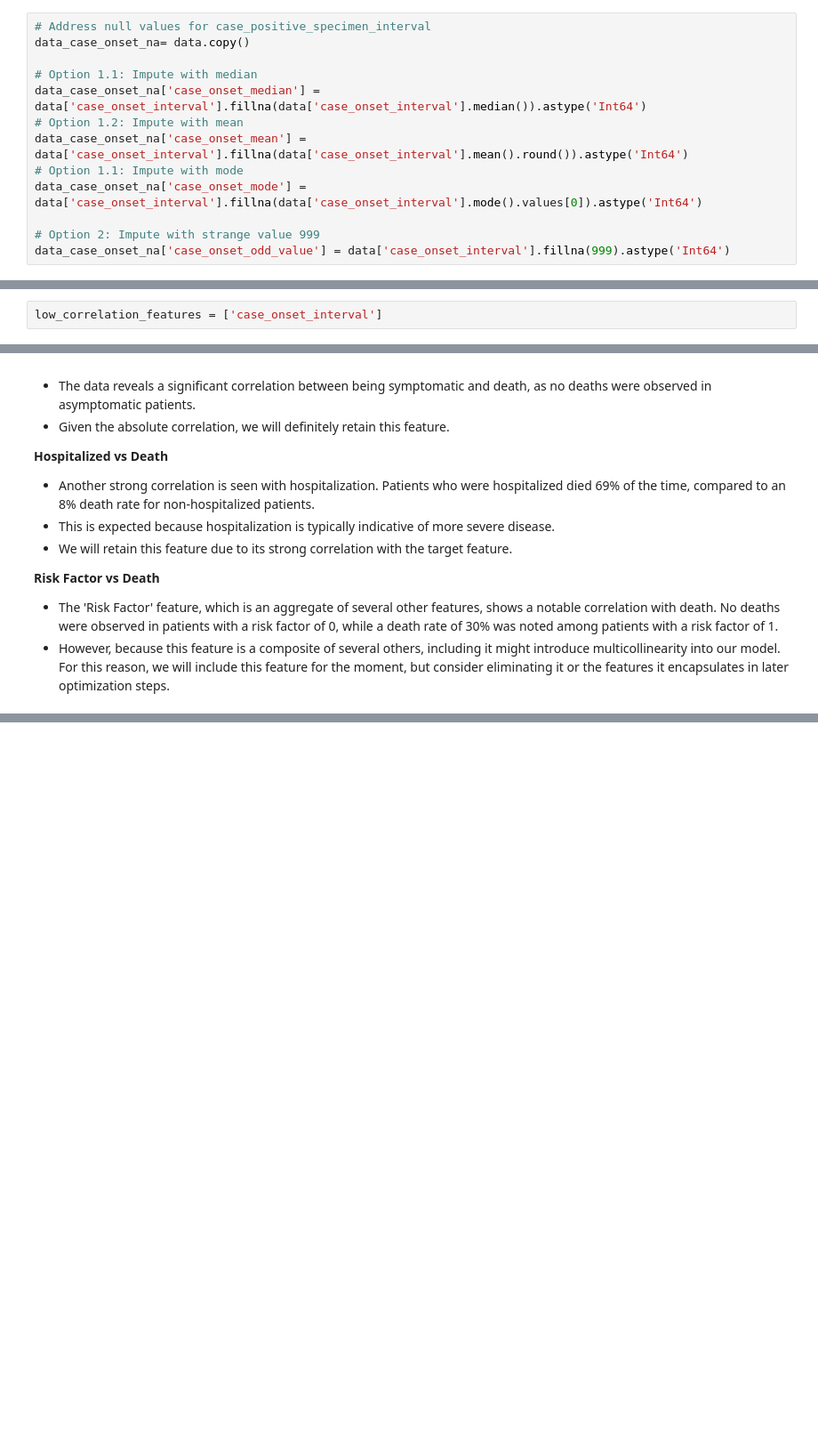
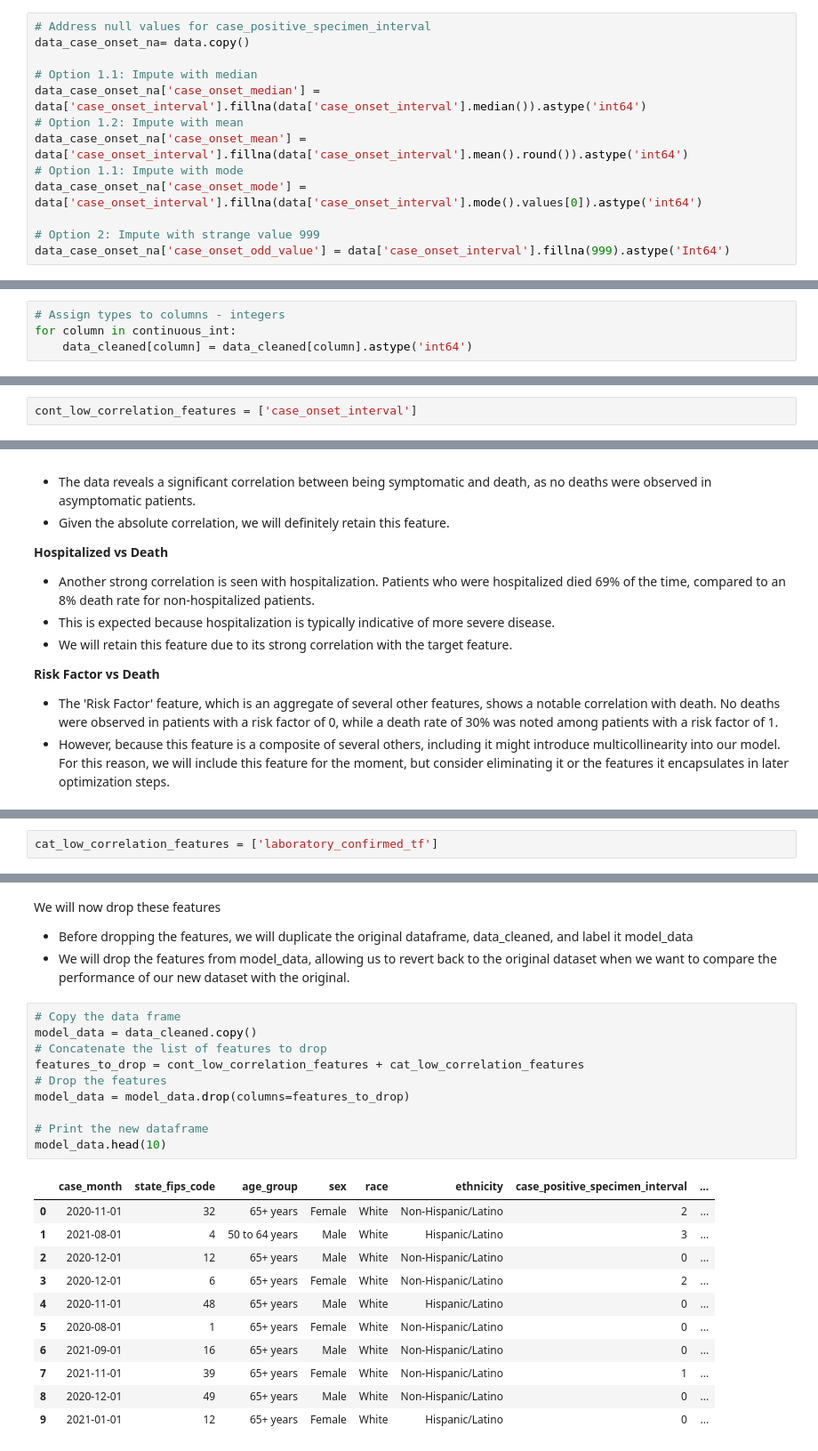
Before and after one commit to tlopesx/Assignment-2, a Jupyter notebook: 22202398_Submission/22202398-Homework2-Notebook.ipynb, the cells around one changed output, grey strips where cells are left out. Shown at 89% size. Drawn from its saved outputs; the diff is of its cells as text; blank space fills up the shorter version.

```diff
--- a/22202398_Submission/22202398-Homework2-Notebook.ipynb
+++ b/22202398_Submission/22202398-Homework2-Notebook.ipynb
@@ -612,11 +631,11 @@ We will perform the same steps for the 'case_onset_interval' feature.
 data_case_onset_na= data.copy()
 
 # Option 1.1: Impute with median
-data_case_onset_na['case_onset_median'] = data['case_onset_interval'].fillna(data['case_onset_interval'].median()).astype('Int64')
+data_case_onset_na['case_onset_median'] = data['case_onset_interval'].fillna(data['case_onset_interval'].median()).astype('int64')
 # Option 1.2: Impute with mean
-data_case_onset_na['case_onset_mean'] = data['case_onset_interval'].fillna(data['case_onset_interval'].mean().round()).astype('Int64')
+data_case_onset_na['case_onset_mean'] = data['case_onset_interval'].fillna(data['case_onset_interval'].mean().round()).astype('int64')
 # Option 1.1: Impute with mode
-data_case_onset_na['case_onset_mode'] = data['case_onset_interval'].fillna(data['case_onset_interval'].mode().values[0]).astype('Int64')
+data_case_onset_na['case_onset_mode'] = data['case_onset_interval'].fillna(data['case_onset_interval'].mode().values[0]).astype('int64')
 
 # Option 2: Impute with strange value 999
 data_case_onset_na['case_onset_odd_value'] = data['case_onset_interval'].fillna(999).astype('Int64')
@@ -661,0 +683,4 @@ dtype: int64
+# %%
+# Assign types to columns - integers
+for column in continuous_int:
+    data_cleaned[column] = data_cleaned[column].astype('int64')
@@ -840,4 +870,4 @@ Income has been included as an indicative feature because, despite its slight co
 
 Lastly, 'case_month' and 'people_vaccinated' have been included due to the strong correlations identified in the previous section.
 # %%
-low_correlation_features = ['case_onset_interval']
+cont_low_correlation_features = ['case_onset_interval']
@@ -1055,0 +978,2 @@ The stacked bar charts seem to be better indicators of relationships between the
+# %%
+cat_low_correlation_features = ['laboratory_confirmed_tf']
@@ -1055,0 +995,26 @@ The stacked bar charts seem to be better indicators of relationships between the
+# %% [markdown]
+We will now drop these features
+- Before dropping the features, we will duplicate the original dataframe, data_cleaned, and label it model_data
+- We will drop the features from model_data, allowing us to revert back to the original dataset when we want to compare the performance of our new dataset with the original.
+# %%
+# Copy the data frame
+model_data = data_cleaned.copy()
+# Concatenate the list of features to drop
+features_to_drop = cont_low_correlation_features + cat_low_correlation_features
+# Drop the features
+model_data = model_data.drop(columns=features_to_drop)
+
+# Print the new dataframe
+model_data.head(10)
+# %% [output]
+|  | case_month | state_fips_code | age_group | sex | race | ethnicity | case_positive_specimen_interval | ... |
+| 0 | 2020-11-01 | 32 | 65+ years | Female | White | Non-Hispanic/Latino | 2 | ... |
+| 1 | 2021-08-01 | 4 | 50 to 64 years | Male | White | Hispanic/Latino | 3 | ... |
+| 2 | 2020-12-01 | 12 | 65+ years | Male | White | Non-Hispanic/Latino | 0 | ... |
+| 3 | 2020-12-01 | 6 | 65+ years | Female | White | Non-Hispanic/Latino | 2 | ... |
+| 4 | 2020-11-01 | 48 | 65+ years | Male | White | Hispanic/Latino | 0 | ... |
+| 5 | 2020-08-01 | 1 | 65+ years | Female | White | Non-Hispanic/Latino | 0 | ... |
+| 6 | 2021-09-01 | 16 | 65+ years | Male | White | Non-Hispanic/Latino | 0 | ... |
+| 7 | 2021-11-01 | 39 | 65+ years | Female | White | Non-Hispanic/Latino | 1 | ... |
+| 8 | 2020-12-01 | 49 | 65+ years | Male | White | Non-Hispanic/Latino | 0 | ... |
+| 9 | 2021-01-01 | 12 | 65+ years | Female | White | Hispanic/Latino | 0 | ... |
```
Also changed, not shown: parts of 109 cells of this notebook, 2 other files.
